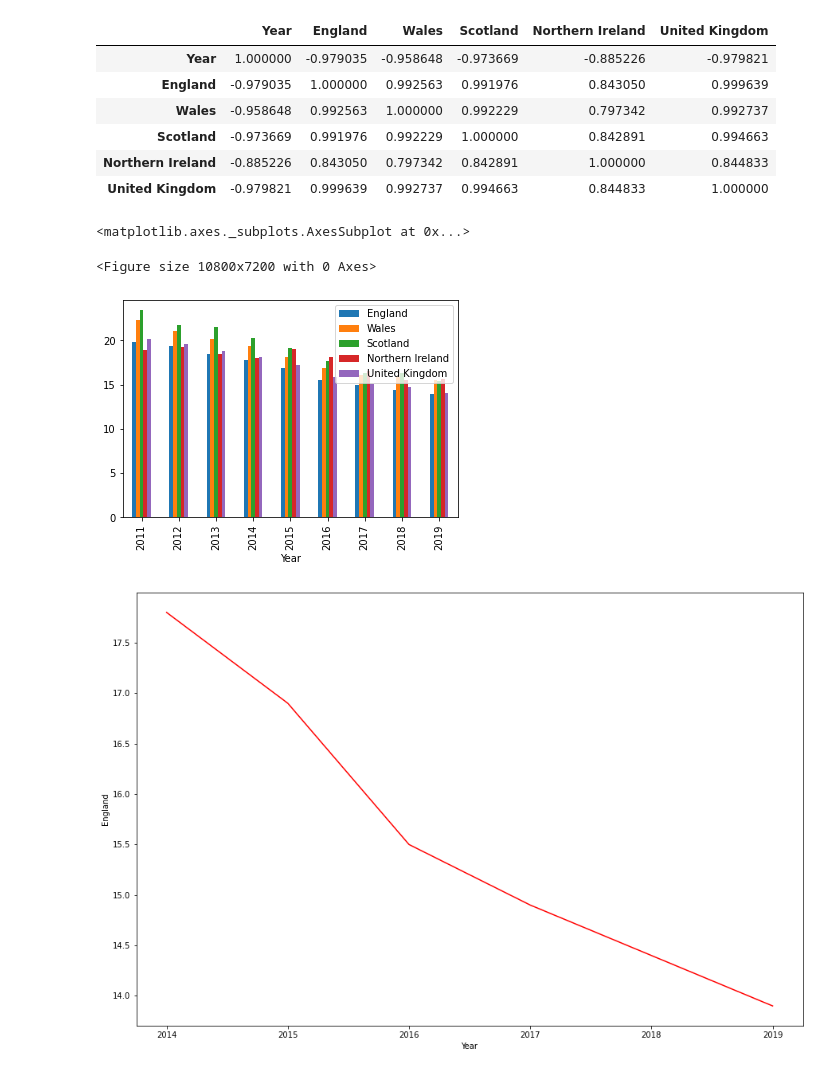
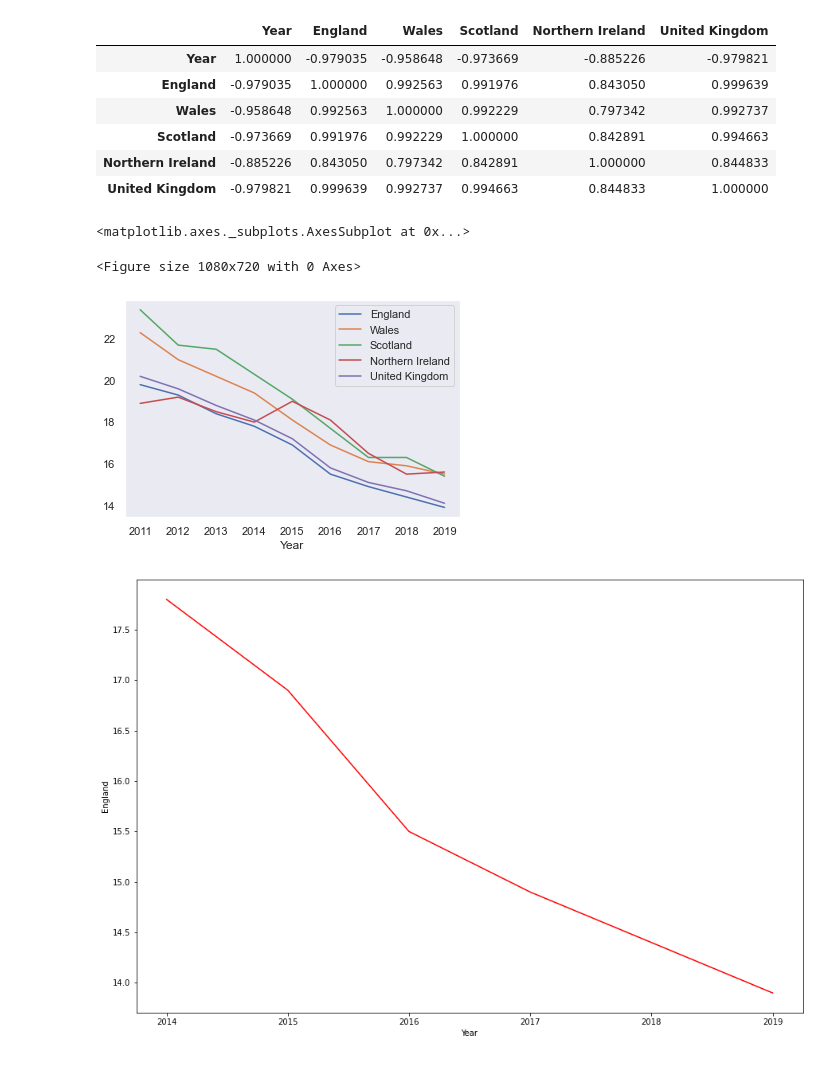
Before and after one commit to alptercan/data-analytics-project, a Jupyter notebook: Tobacco_Control.ipynb, the cells around one changed output. Drawn from its saved outputs; the diff is of its cells as text; code cells hidden in the pictures.

```diff
--- a/Tobacco_Control.ipynb
+++ b/Tobacco_Control.ipynb
@@ -113,10 +115,10 @@ uk = smoking_prevalence['United Kingdom']
 # %%
-plt.figure(figsize=(150,100))
-smoking_prevalence_across_uk.plot(x='Year', y=['England', 'Wales', 'Scotland','Northern Ireland', 'United Kingdom'], kind="bar")
+plt.figure(figsize=(15,10))
+smoking_prevalence_across_uk.plot(x='Year', y=['England', 'Wales', 'Scotland','Northern Ireland', 'United Kingdom'], kind="line")
 # %% [output]
 <matplotlib.axes._subplots.AxesSubplot at 0x...>
-<Figure size 10800x7200 with 0 Axes>
+<Figure size 1080x720 with 0 Axes>
-[figure, old version]
+[figure, new version]
 # %%
 plt.figure(figsize=(15,10))
 ax =sns.lineplot( x = prevalence_year,y= england, color='r')
```
Also changed, not shown: parts of 3 cells of this notebook.
